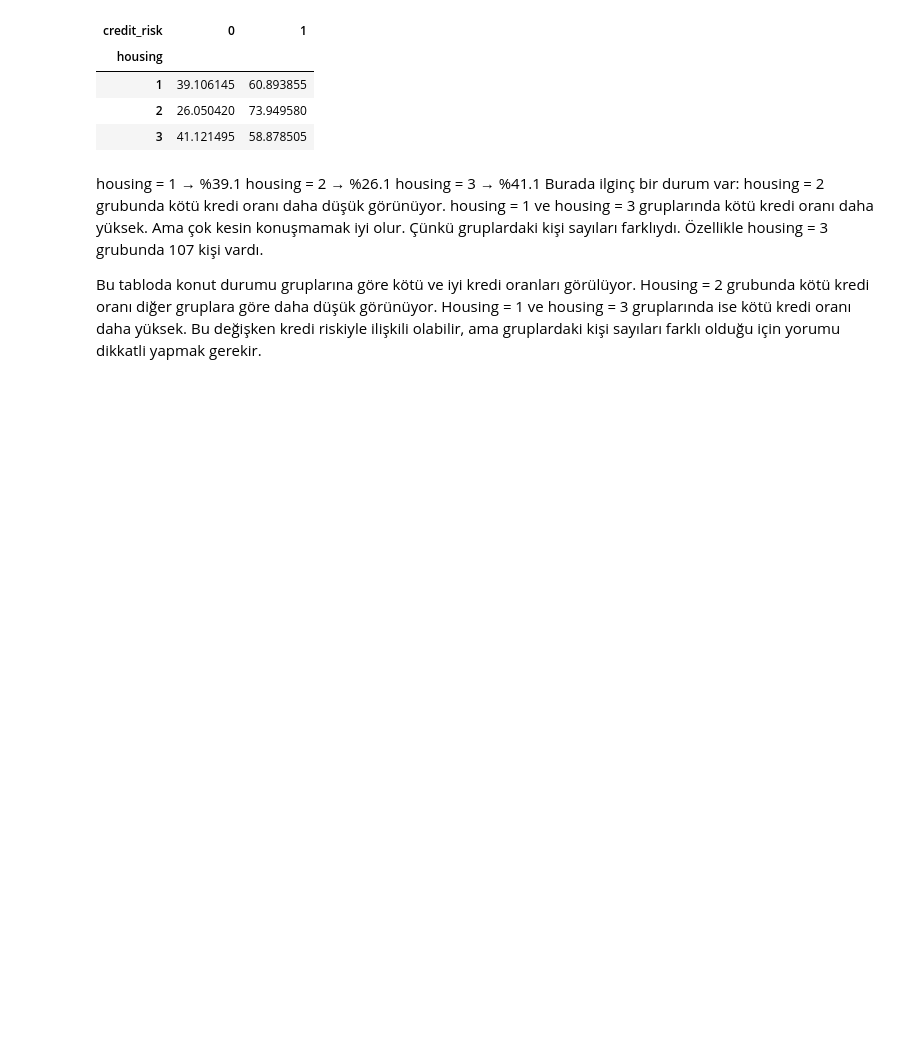
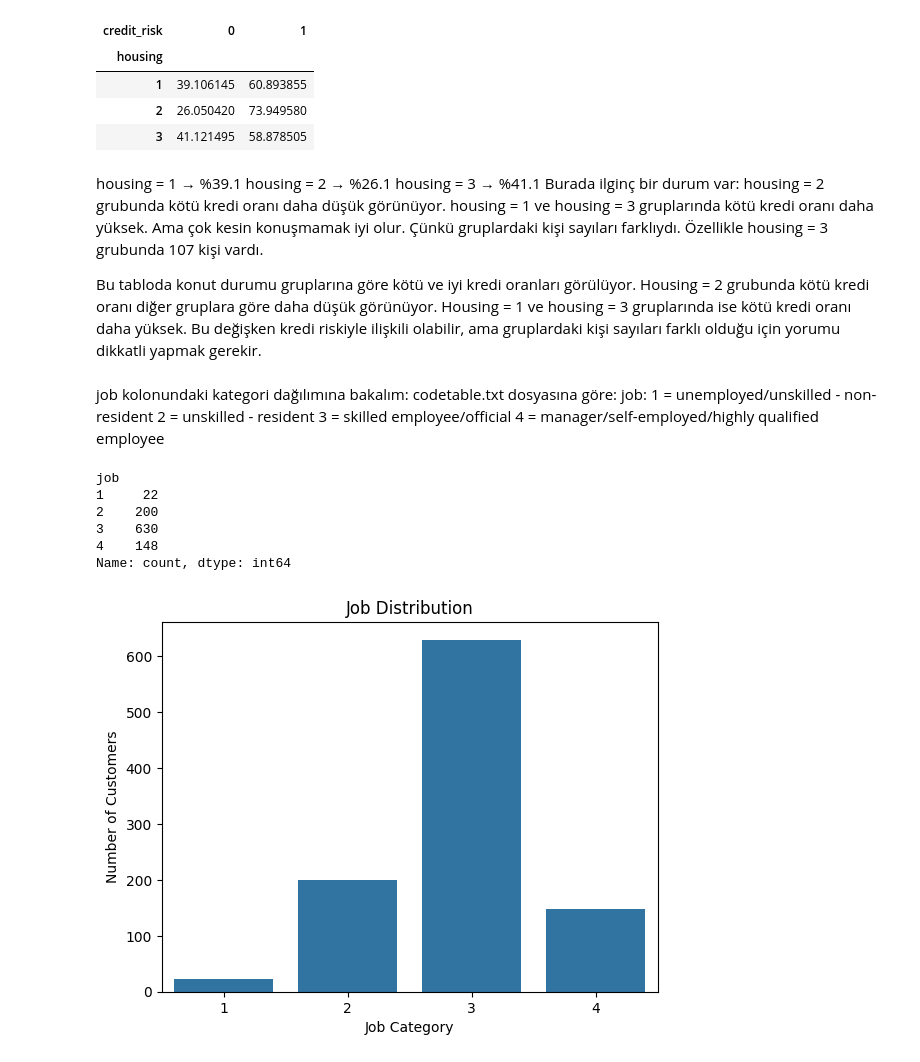
Before and after one commit to Esr1903/credit-risk-scoring-system, a Jupyter notebook: notebooks/02_veri_kesfi_ve_grafikler.ipynb, the cells around one changed output. Saved outputs shown, nothing was run; the diff lists cells and outputs as text; code cells hidden in the pictures; blank space fills up the shorter version.

```diff
--- a/notebooks/02_veri_kesfi_ve_grafikler.ipynb
+++ b/notebooks/02_veri_kesfi_ve_grafikler.ipynb
@@ -522,3 +522,28 @@ housing = 1 ve housing = 3 gruplarında kötü kredi oranı daha yüksek.
 Ama çok kesin konuşmamak iyi olur. Çünkü gruplardaki kişi sayıları farklıydı. Özellikle housing = 3 grubunda 107 kişi vardı.
 
 Bu tabloda konut durumu gruplarına göre kötü ve iyi kredi oranları görülüyor. Housing = 2 grubunda kötü kredi oranı diğer gruplara göre daha düşük görünüyor. Housing = 1 ve housing = 3 gruplarında ise kötü kredi oranı daha yüksek. Bu değişken kredi riskiyle ilişkili olabilir, ama gruplardaki kişi sayıları farklı olduğu için yorumu dikkatli yapmak gerekir.
+# %% [markdown]
+job kolonundaki kategori dağılımına bakalım:
+codetable.txt dosyasına göre:
+job:
+1 = unemployed/unskilled - non-resident
+2 = unskilled - resident
+3 = skilled employee/official
+4 = manager/self-employed/highly qualified employee
+# %%
+df["job"].value_counts().sort_index()
+# %% [output]
+job
+1     22
+2    200
+3    630
+4    148
+Name: count, dtype: int64
+# %%
+sns.countplot(data=df, x="job")
+plt.title("Job Distribution")
+plt.xlabel("Job Category")
+plt.ylabel("Number of Customers")
+plt.show()
+# %% [output]
+[figure, added]
```
Also changed, not shown: parts of 16 cells of this notebook.
